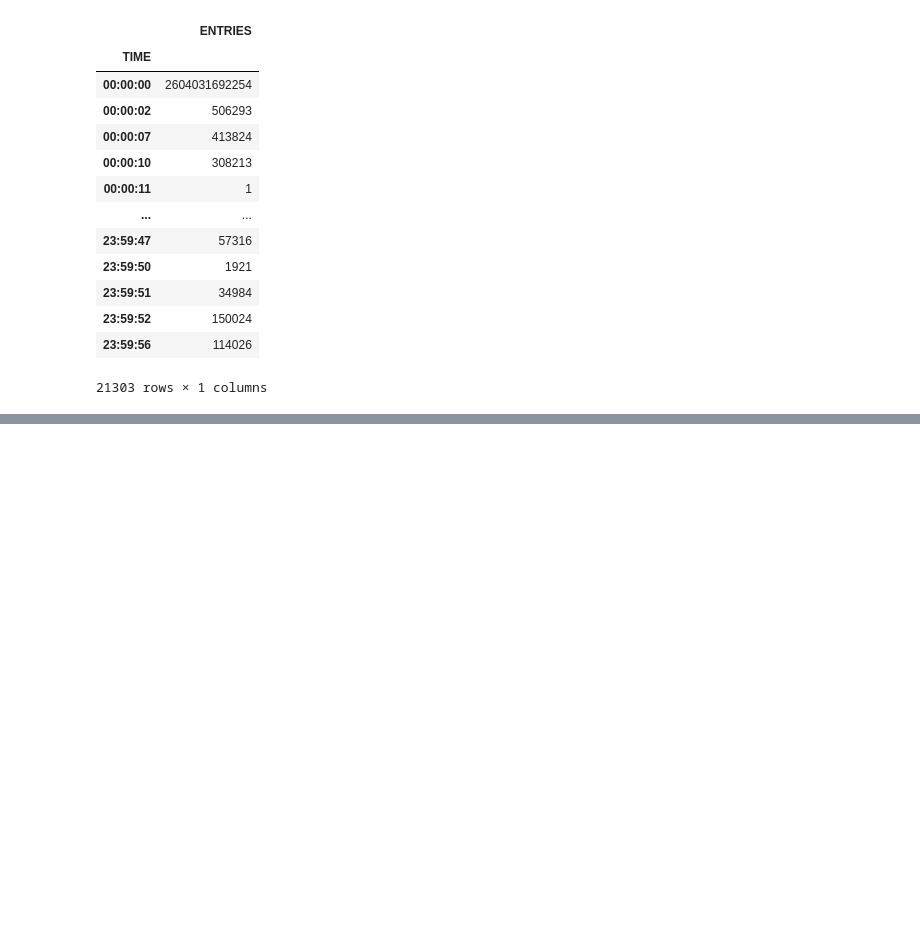
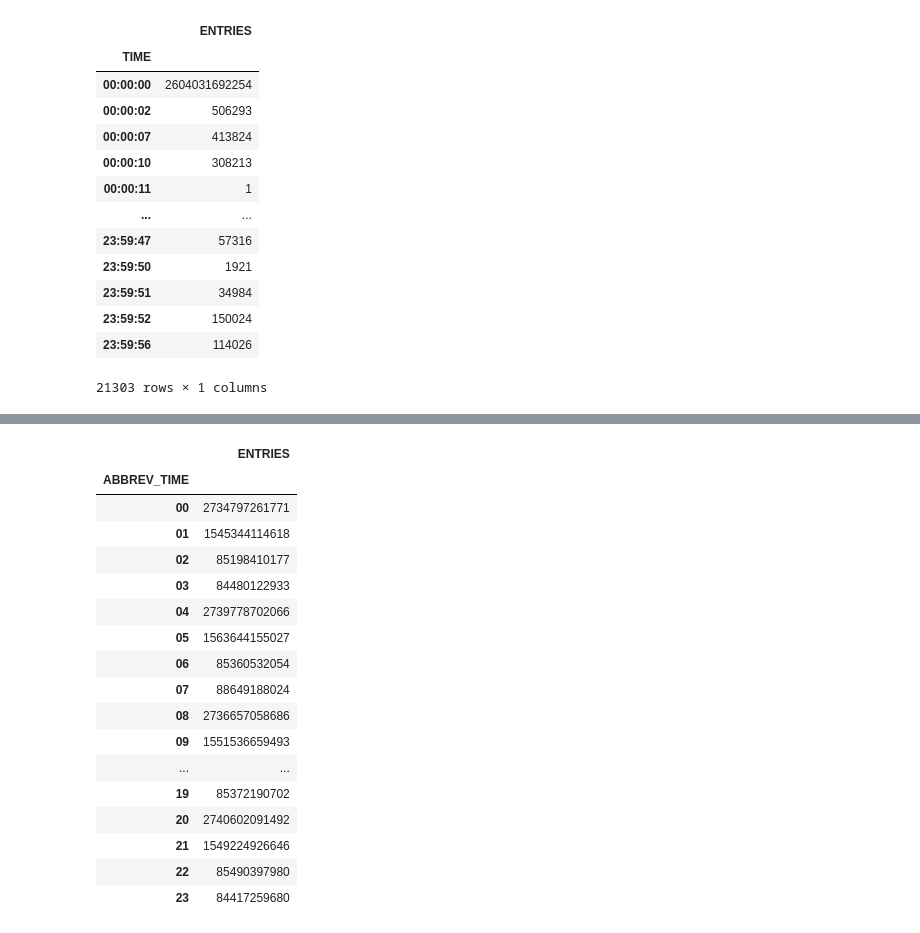
Before and after one commit to manyshapes/MTA-Ridership-Time-Analysis, a Jupyter notebook: MTA-brian.ipynb, the cells around one changed output, grey strips where cells are left out. Drawn from its saved outputs; the diff is of its cells as text; code cells hidden in the pictures; blank space fills up the shorter version.

```diff
--- a/MTA-brian.ipynb
+++ b/MTA-brian.ipynb
@@ -152,0 +178,22 @@ df.groupby('TIME')[['ENTRIES']].sum()
+# %%
+# Aggregation of ENTRIES by ABBREV_TIME; it works!
+df.groupby('ABBREV_TIME')[['ENTRIES']].sum()
+# %% [output]
+|  | ENTRIES |
+| ABBREV_TIME |  |
+| 00 | 2734797261771 |
+| 01 | 1545344114618 |
+| 02 | 85198410177 |
+| 03 | 84480122933 |
+| 04 | 2739778702066 |
+| 05 | 1563644155027 |
+| 06 | 85360532054 |
+| 07 | 88649188024 |
+| 08 | 2736657058686 |
+| 09 | 1551536659493 |
+| ... | ... |
+| 19 | 85372190702 |
+| 20 | 2740602091492 |
+| 21 | 1549224926646 |
+| 22 | 85490397980 |
+| 23 | 84417259680 |
```
Also changed, not shown: parts of 5 cells of this notebook.
